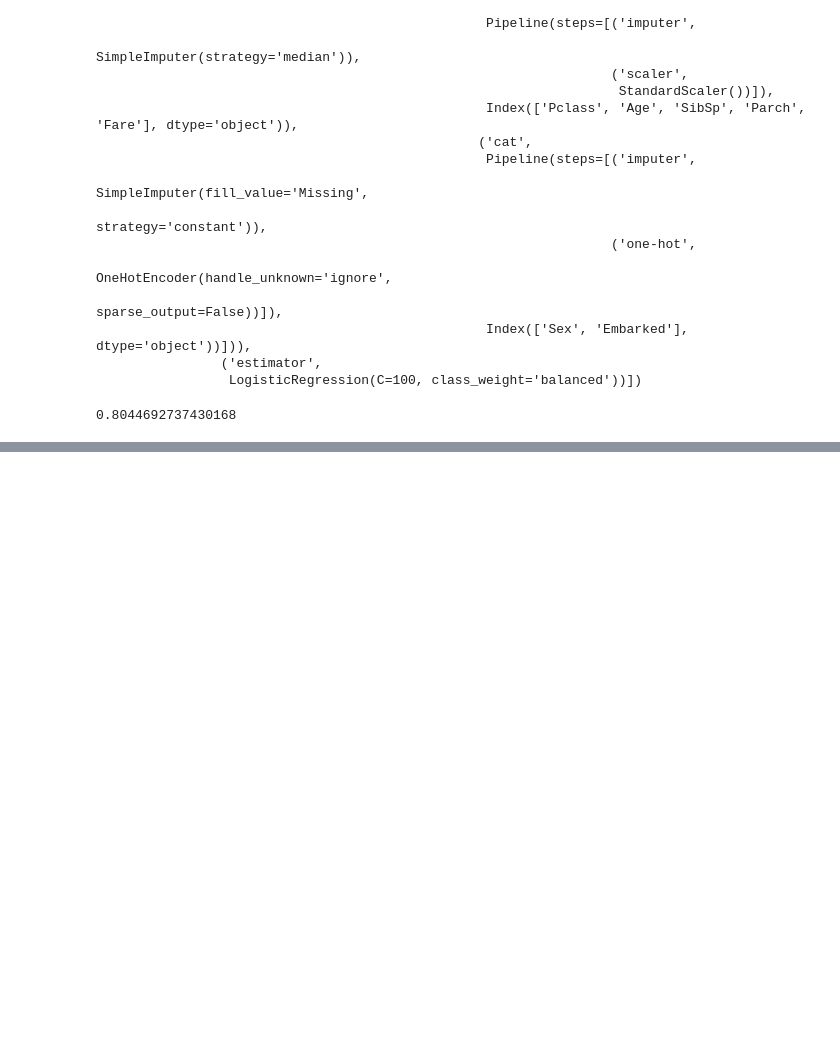
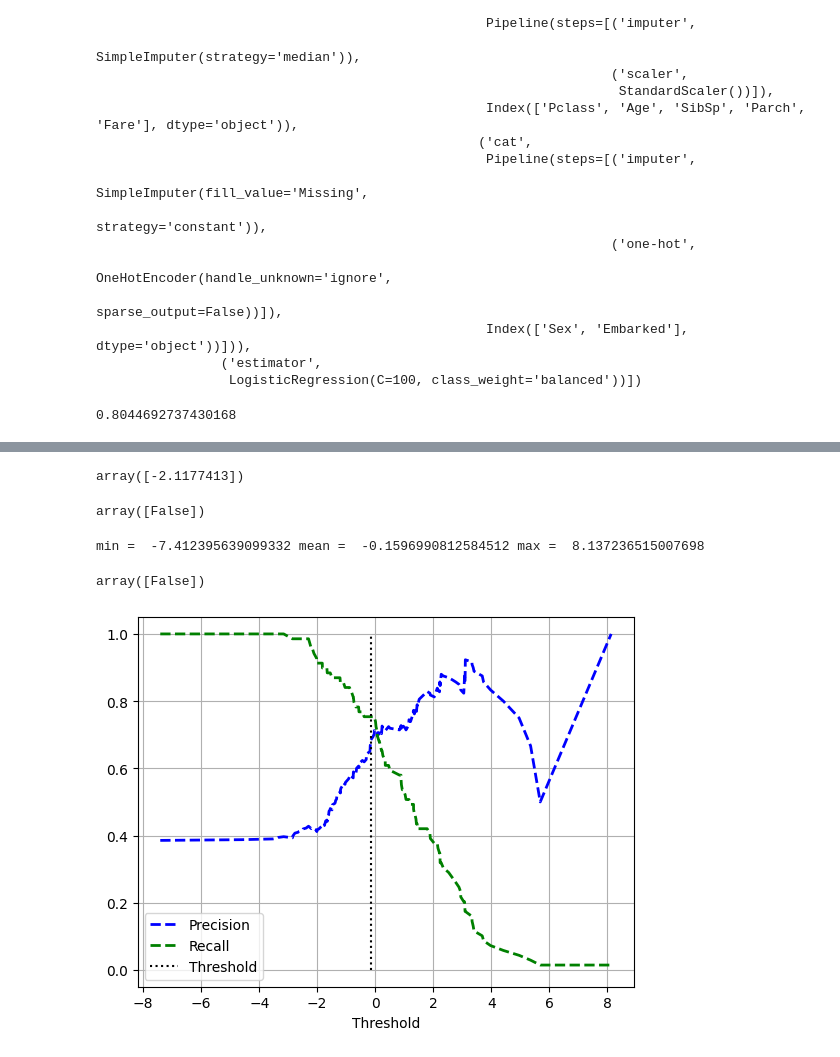
Before and after one commit to qorxmazsh1/DataScienceFullCourse_for_Students-, a Jupyter notebook: Machine Learning Full/titanic_dataset(Logistic_Regression).ipynb, the cells around one changed output, grey strips where cells are left out. Saved outputs shown, nothing was run; the diff lists cells and outputs as text; code cells hidden in the pictures; blank space fills up the shorter version.

```diff
--- a/Machine Learning Full/titanic_dataset(03_06_2026).ipynb
+++ b/Machine Learning Full/titanic_dataset(Logistic_Regression).ipynb
@@ -220,0 +285,45 @@ full_pipeline.score(X_test, y_test)
+# %%
+some_digit = X_test.iloc[[0]]
+y_scores = full_pipeline.decision_function(some_digit)
+y_scores
+# %% [output]
+array([-2.1177413])
+# %%
+threshold = 0
+y_some_digit_pred = (y_scores > threshold)
+y_some_digit_pred
+# %% [output]
+array([False])
+# %%
+# from sklearn.metrics import cross_val_predict
+y_scores_all = cross_val_predict(full_pipeline, X_test, y_test, cv = 3,
+                                 method = 'decision_function')
+print(
+    'min = ', y_scores_all.min(),
+    'mean = ', y_scores_all.mean(),
+    'max = ', y_scores_all.max()
+)
+# %% [output]
+min =  -7.412395639099332 mean =  -0.1596990812584512 max =  8.137236515007698
+# %%
+threshold = y_scores_all.mean()
+y_some_digit_pred = (y_scores > threshold)
+y_some_digit_pred
+# %% [output]
+array([False])
+# %%
+from sklearn.metrics import precision_recall_curve
+precisions, recalls, thresholds = precision_recall_curve(y_test, y_scores_all)
+# %%
+import matplotlib.pyplot as plt
+
+threshold = y_scores_all.mean()
+plt.plot(thresholds, precisions[:-1], 'b--', label = 'Precision', linewidth = 2)
+plt.plot(thresholds, recalls[:-1], 'g--', label = 'Recall', linewidth = 2)
+plt.vlines(threshold, 0, 1.0, 'k', 'dotted', label = 'Threshold')
+plt.xlabel('Threshold')
+plt.legend()
+plt.grid(True)
+plt.show()
+# %% [output]
+[figure, added]
```
Also changed, not shown: parts of 12 cells of this notebook.
